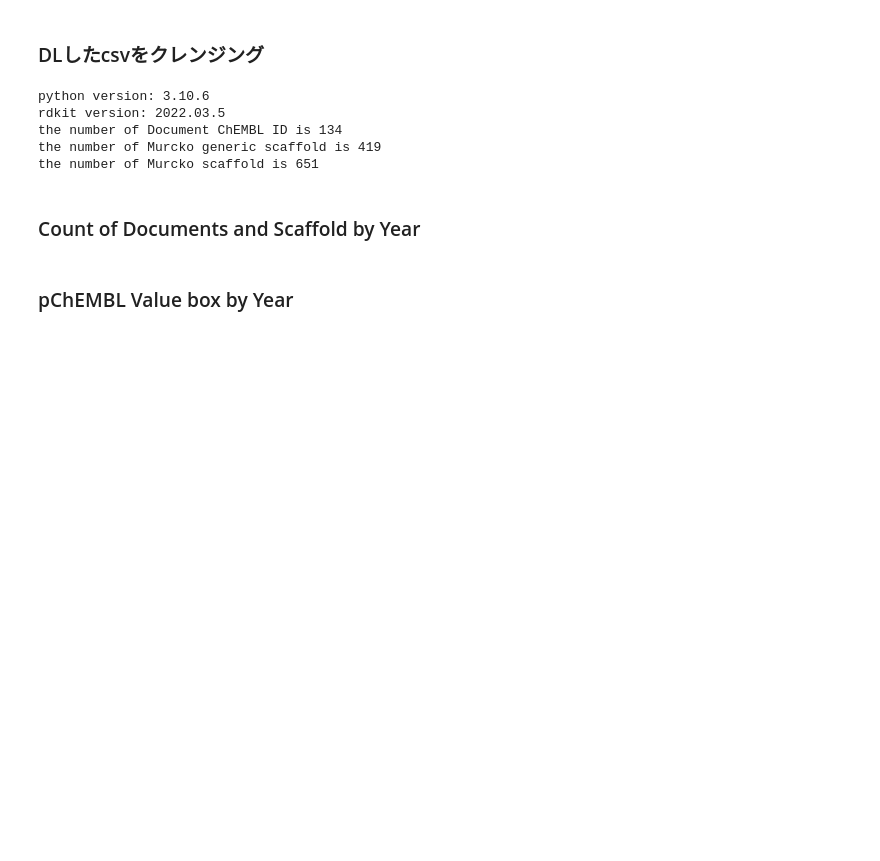
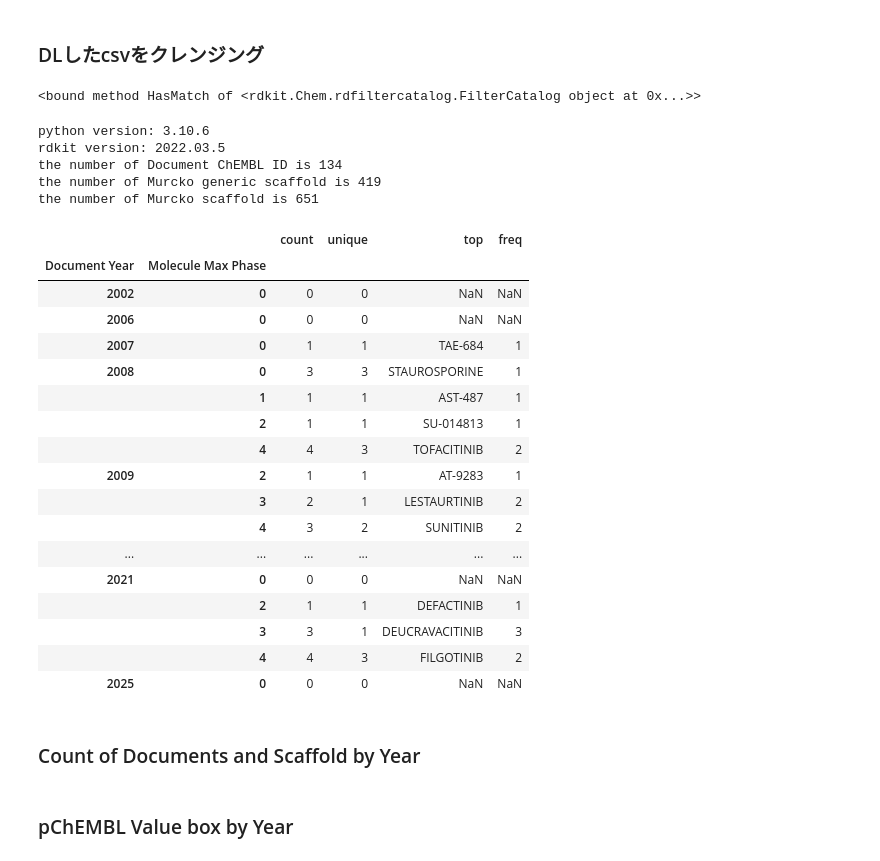
Before and after one commit to keetane/PDB, a Jupyter notebook: ChEMBL2.ipynb, the cells around one changed output. Drawn from its saved outputs; the diff is of its cells as text; code cells hidden in the pictures; blank space fills up the shorter version.

```diff
--- a/ChEMBL2.ipynb
+++ b/ChEMBL2.ipynb
@@ -8,6 +8,16 @@
 # SVGをdfに格納 matplotlibの描画確認 https://future-chem.com/rdkit-2ddraw-svg/#toc9
 # %% [markdown]
 ### DLしたcsvをクレンジング
+# %%
+from rdkit.Chem.FilterCatalog import *
+param = FilterCatalogParams()
+param.AddCatalog(FilterCatalogParams.FilterCatalogs.PAINS)
+catalog = FilterCatalog(param)
+df['PAINS'] = df['Molecule_Image'].apply(lambda x : filt.HasMatch)
+# Draw.MolsToGridImage(df['PAINS'].iloc[0:3])
+df['PAINS'].iloc[0]
+# %% [output]
+<bound method HasMatch of <rdkit.Chem.rdfiltercatalog.FilterCatalog object at 0x...>>
 # %%
 # import libraries
 import pandas as pd
@@ -36,16 +46,6 @@ df['Molecule Max Phase'] = df['Molecule Max Phase'].astype(str)
 # SmilesカラムのNanを空に変換
 df['Smiles'] = df['Smiles'].fillna('')
 
-# descriptorの追加
-df['TPSA'] = df['Smiles'].apply(lambda x : Descriptors.TPSA(Chem.MolFromSmiles(x)))
-df['Ct HA'] = df['Smiles'].apply(lambda x : Descriptors.HeavyAtomCount(Chem.MolFromSmiles(x)))
-df['Ct F'] = df['Smiles'].apply(lambda x : x.count('F'))
-df['HBD'] = df['Smiles'].apply(lambda x : Descriptors.NumHDonors(Chem.MolFromSmiles(x)))
-df['HBA'] = df['Smiles'].apply(lambda x : Descriptors.NumHAcceptors(Chem.MolFromSmiles(x)))
-df['Ct RB'] = df['Smiles'].apply(lambda x : Descriptors.NumRotatableBonds(Chem.MolFromSmiles(x)))
-df['Ct Ar'] = df['Smiles'].apply(lambda x : Descriptors.NumAromaticRings(Chem.MolFromSmiles(x)))
-df['Fsp3'] = df['Smiles'].apply(lambda x : Descriptors.FractionCSP3(Chem.MolFromSmiles(x)))
-
 # 文献数
 print("the number of Document ChEMBL ID is " + str(len(df['Document ChEMBL ID'].unique())))
 
@@ -59,11 +59,10 @@ print("the number of Document ChEMBL ID is " + str(len(df['Document ChEMBL ID'].
 # Smiles ColumnからDataFrameに構造を追加
 # https://www.macinchem.org/reviews/molsimilar/SimilarMyMolecules.html
 from rdkit.Chem import AllChem as Chem
-from rdkit.Chem import Descriptors, Descriptors3D
+from rdkit.Chem import PandasTools, Descriptors, Descriptors3D, QED, Draw
 from rdkit.Chem.Draw import IPythonConsole
-from rdkit.Chem import PandasTools
-from rdkit.Chem import Draw
 from rdkit import DataStructs
+# Mol Fileの追加
 
 PandasTools.AddMoleculeColumnToFrame(df,'Smiles','Molecule_Image',includeFingerprints=True)
 
@@ -77,6 +76,19 @@ PandasTools.AddMoleculeColumnToFrame(df, molCol='Murcko_generic_Mol', smilesCol=
 # 骨格数情報 SMILESじゃないとなぜか反映されない
 print("the number of Murcko generic scaffold is " + str(len(df['Murcko_generic_SMILES'].unique())))
 print("the number of Murcko scaffold is " + str(len(df['Murcko_SMILES'].unique())))
+
+# descriptorの追加
+df['TPSA'] = df['Smiles'].apply(lambda x : Descriptors.TPSA(Chem.MolFromSmiles(x)))
+df['Ct HA'] = df['Smiles'].apply(lambda x : Descriptors.HeavyAtomCount(Chem.MolFromSmiles(x)))
+df['Ct F'] = df['Smiles'].apply(lambda x : x.count('F'))
+df['HBD'] = df['Smiles'].apply(lambda x : Descriptors.NumHDonors(Chem.MolFromSmiles(x)))
+df['HBD_Ro5'] = df['Molecule_Image'].apply(lambda x : rdMolDescriptors.CalcNumLipinskiHBD(x))
+df['HBA'] = df['Smiles'].apply(lambda x : Descriptors.NumHAcceptors(Chem.MolFromSmiles(x)))
+df['HBA_Ro5'] = df['Molecule_Image'].apply(lambda x : rdMolDescriptors.CalcNumLipinskiHBA(x))
+df['Ct RB'] = df['Smiles'].apply(lambda x : Descriptors.NumRotatableBonds(Chem.MolFromSmiles(x)))
+df['Ct Ar'] = df['Smiles'].apply(lambda x : Descriptors.NumAromaticRings(Chem.MolFromSmiles(x)))
+df['Fsp3'] = df['Smiles'].apply(lambda x : Descriptors.FractionCSP3(Chem.MolFromSmiles(x)))
+df['QED'] = df['Molecule_Image'].apply(lambda x : QED.qed(x))
 # %% [output]
 python version: 3.10.6
 rdkit version: 2022.03.5
@@ -85,8 +97,29 @@ the number of Murcko generic scaffold is 419
 the number of Murcko scaffold is 651
 # %%
 dfd = df.groupby(['Document Year'])['Document ChEMBL ID'].describe()
-dfm = df.groupby(['Document Year'])['Murcko_generic_SMILES'].describe()
-dfg = df.groupby(['Document ChEMBL ID'])['Murcko_generic_SMILES'].describe()
+dfg = df.groupby(['Document Year'])['Murcko_generic_SMILES'].describe()
+dfm = df.groupby(['Document Year'])['Murcko_SMILES'].describe()
+dfn = df.groupby(['Document Year', 'Molecule Max Phase'])['Molecule Name'].describe()
+dfn
+# %% [output]
+|  |  | count | unique | top | freq |
+| Document Year | Molecule Max Phase |  |  |  |  |
+| 2002 | 0 | 0 | 0 | NaN | NaN |
+| 2006 | 0 | 0 | 0 | NaN | NaN |
+| 2007 | 0 | 1 | 1 | TAE-684 | 1 |
+| 2008 | 0 | 3 | 3 | STAUROSPORINE | 1 |
+|  | 1 | 1 | 1 | AST-487 | 1 |
+|  | 2 | 1 | 1 | SU-014813 | 1 |
+|  | 4 | 4 | 3 | TOFACITINIB | 2 |
+| 2009 | 2 | 1 | 1 | AT-9283 | 1 |
+|  | 3 | 2 | 1 | LESTAURTINIB | 2 |
+|  | 4 | 3 | 2 | SUNITINIB | 2 |
+| ... | ... | ... | ... | ... | ... |
+| 2021 | 0 | 0 | 0 | NaN | NaN |
+|  | 2 | 1 | 1 | DEFACTINIB | 1 |
+|  | 3 | 3 | 1 | DEUCRAVACITINIB | 3 |
+|  | 4 | 4 | 3 | FILGOTINIB | 2 |
+| 2025 | 0 | 0 | 0 | NaN | NaN |
 # %% [markdown]
 ### Count of Documents and Scaffold by Year
 # %%
```
Also changed, not shown: parts of 5 cells of this notebook.
